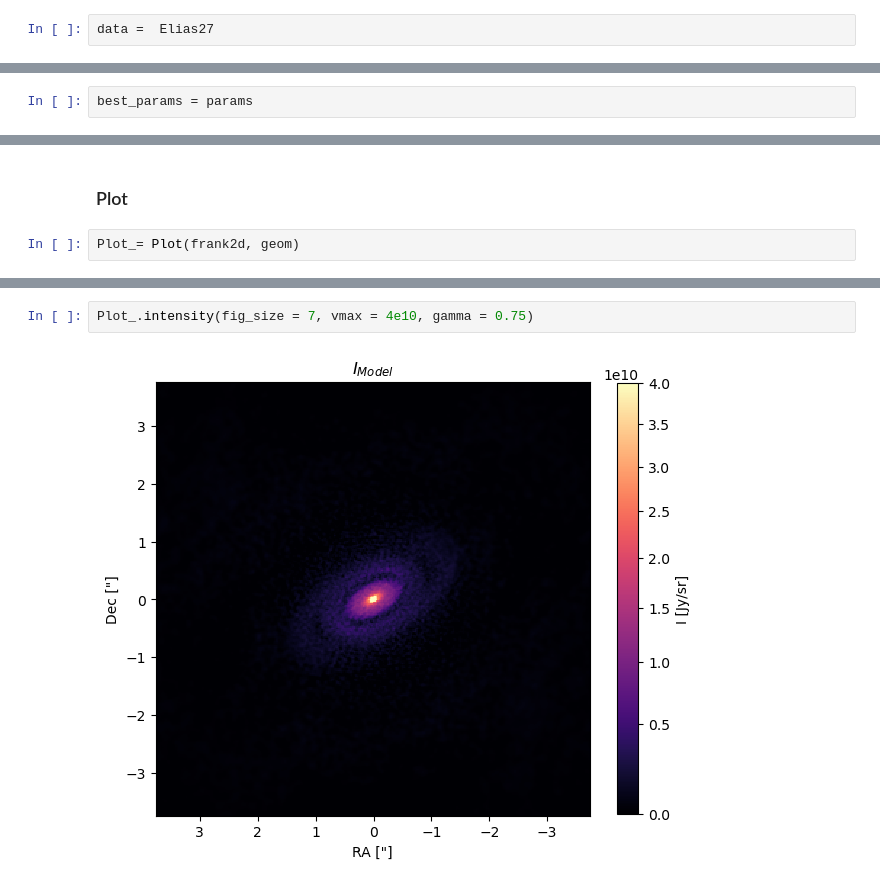
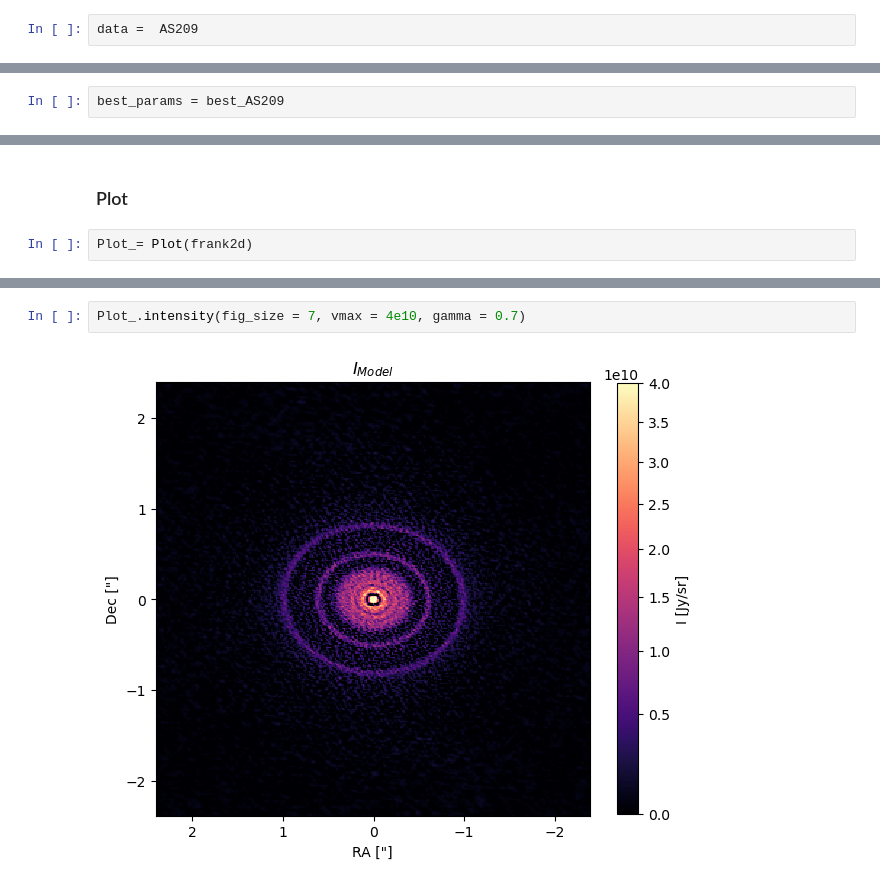
Before and after one commit to mariajmellado/frank2d, a Jupyter notebook: Notebooks/52_Test_Frank2D_CPU.ipynb, the cells around one changed output, grey strips where cells are left out. Cells and saved outputs as stored; diff of their text form.

```diff
--- a/Notebooks/52_Test_Frank2D_CPU.ipynb
+++ b/Notebooks/52_Test_Frank2D_CPU.ipynb
@@ -38,7 +38,7 @@ best_AS209 = {'m': -1.3620915465005585, 'c': 4681.0681578390195, 'l': 72454.1513
 # %%
 params =  {'m': -2, 'c': 1e8, 'l': 7e4}
 # %%
-data =  Elias27
+data =  AS209
 # %%
 
 dir = "./../../data/"
@@ -93,5 +78,5 @@ complex128 <class 'numpy.ndarray'>
 # %%
-best_params = params
+best_params = best_AS209
 # %%
 frank2d.fit(kernel_params = best_params, rtol = 1e-8)
 # %% [output]
@@ -143,7 +107,7 @@ frank2d.MAP
 # %% [markdown]
 ### Plot
 # %%
-Plot_= Plot(frank2d, geom)
+Plot_= Plot(frank2d)
 # %%
 Plot_.visibility(fig_size = 5, kind = 'input')
 # %% [output]
@@ -155,7 +119,7 @@ Plot_.visibility(fig_size = 5)
 # %%
-Plot_.intensity(fig_size = 7, vmax = 4e10, gamma = 0.75)
+Plot_.intensity(fig_size = 7, vmax = 4e10, gamma = 0.7)
 # %% [output]
-[figure, old version]
+[figure, new version]
 # %%
 Plot_.visibility_profile(input = uvtable, weighted = True, frank1d = True)
 # %% [output]
```
Also changed, not shown: parts of 24 cells of this notebook, 45 other files.
